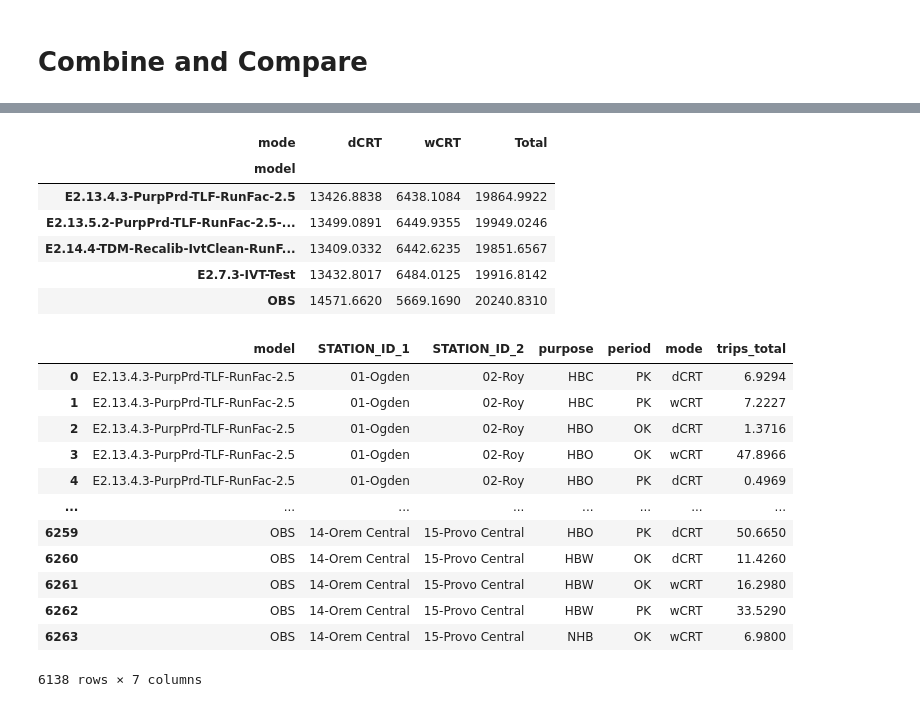
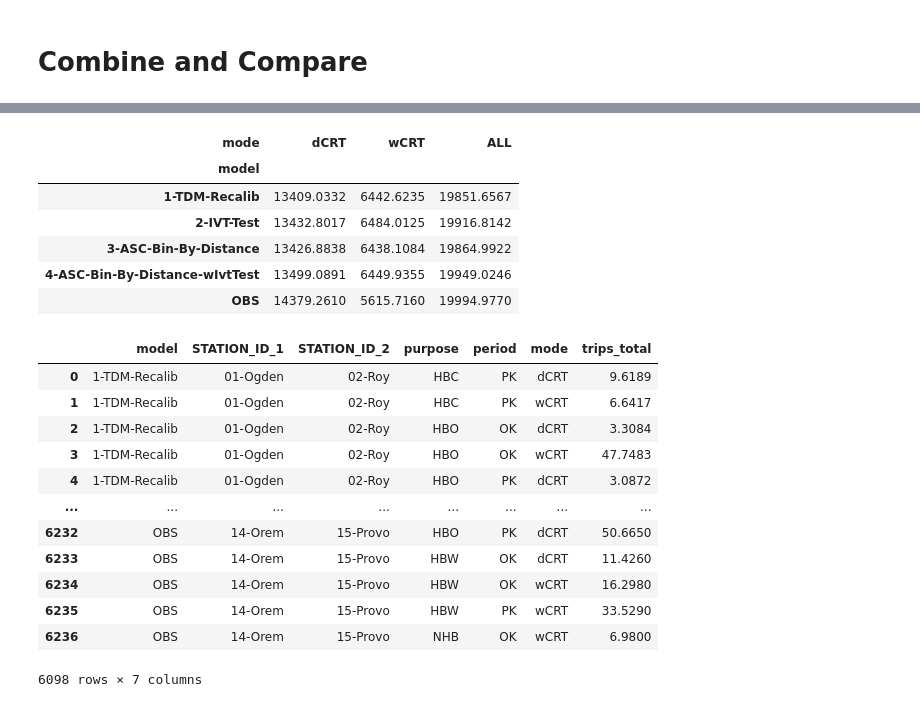
Before and after one commit to WFRCAnalytics/TDM-DEV-v920-E2-Analysis, a Jupyter notebook: 2.A3-StationToStationPairs.ipynb, the cells around one changed output, grey strips where cells are left out. Cells and saved outputs as stored; diff of their text form; code cells hidden in the pictures.

```diff
--- a/2.A3-StationToStationPairs.ipynb
+++ b/2.A3-StationToStationPairs.ipynb
@@ -88,15 +110,15 @@ model_paths = {
 #   "E2.14.1-TDM-Recalib"                            : "E:/GitHub/WF-TDM-v9x/Scenarios/v920-E2.14.1/BY_2019",
 #   "E2.14.2-TDM-Recalib-100-divisor-removed"        : "E:/GitHub/WF-TDM-v9x/Scenarios/v920-E2.14.2/BY_2019",
 #   "E2.14.3-TDM-Recalib-second-part-ivt-removed"    : "E:/GitHub/WF-TDM-v9x/Scenarios/v920-E2.14.3/BY_2019",
-    "E2.14.4-TDM-Recalib-IvtClean-RunFac2.5"         : "E:/GitHub/WF-TDM-v9x/Scenarios/v920-E2.14.4/BY_2019",
-    "E2.7.3-IVT-Test"                                : "E:/GitHub/WF-TDM-v9x/Scenarios/v920-E2.7.3/BY_2019",
+    "1-TDM-Recalib"                                  : "E:/GitHub/WF-TDM-v9x/Scenarios/v920-E2.14.4/BY_2019",
+    "2-IVT-Test"                                     : "E:/GitHub/WF-TDM-v9x/Scenarios/v920-E2.7.3/BY_2019",
 #   "E2.13.2-Single-TLF-RunFac-2.5"                  : "E:/GitHub/WF-TDM-v9x/Scenarios/v920-E2.13.2/BY_2019",
 #   "E2.13.3-Purpose-TLF-RunFac-2.5"                 : "E:/GitHub/WF-TDM-v9x/Scenarios/v920-E2.13.3/BY_2019",
 #   "E2.13.4-PurpPrd-TLF-RunFac-2.5"                 : "E:/GitHub/WF-TDM-v9x/Scenarios/v920-E2.13.4/BY_2019",
 #   "E2.13.4.2-PurpPrd-TLF-RunFac-2.5-NonZero-Calib" : "E:/GitHub/WF-TDM-v9x/Scenarios/v920-E2.13.4.2/BY_2019",
-    "E2.13.4.3-PurpPrd-TLF-RunFac-2.5"               : "E:/GitHub/WF-TDM-v9x/Scenarios/v920-E2.13.4.3/BY_2019",
+    "3-ASC-Bin-By-Distance"                          : "E:/GitHub/WF-TDM-v9x/Scenarios/v920-E2.13.4.3/BY_2019",
 #   "E2.13.5-PurpPrd-TLF-RunFac-2.5-wIvtTest"        : "E:/GitHub/WF-TDM-v9x/Scenarios/v920-E2.13.5/BY_2019",
-    "E2.13.5.2-PurpPrd-TLF-RunFac-2.5-wIvtTest"      : "E:/GitHub/WF-TDM-v9x/Scenarios/v920-E2.13.5.2/BY_2019"
+    "4-ASC-Bin-By-Distance-wIvtTest"                 : "E:/GitHub/WF-TDM-v9x/Scenarios/v920-E2.13.5.2/BY_2019"
 }
 # %%
 # Define transit skim files
@@ -261,16 +283,16 @@ station_pair_crt_distances_df
 
 # manually add -- manually created matrix from station to next station distances to find closest
 _df_temp = pd.DataFrame([
-    [0.78, '07-North Temple', '08-Salt Lake Central' ],
+    [0.78, '07-NTemple', '08-SLCntrl' ],
     # THESE ARE STRANGE, IT DUPLICATES DISTANCE BETWEEN SOME STATION PAIRS!!!
     [8.64, '01-Ogden', '02-Roy'], # 4.32 x 2
-    [14.32, '08-Salt Lake Central', '09-Murray Central'], # 7.16 x 2
-    [6.48, '10-South Jordan', '11-Draper'] # 3.24 x 2
+    [14.32, '08-SLCntrl', '09-Murray'], # 7.16 x 2
+    [6.48, '10-SJ', '11-Draper'] # 3.24 x 2
 ], columns=['cr_travel_distance', 'STATION_ID_1', 'STATION_ID_2'])
 station_pair_crt_distances_df = pd.concat([station_pair_crt_distances_df, _df_temp])
 
 #
-## IMPORTANT NOTE: Clearfield to Salt Lake Central and Woods Cross to Draper have the same distance!
+## IMPORTANT NOTE: Clearfield to SL Central and Woods Cross to Draper have the same distance!
 ## SO JUST COMBINE THEM FOR EASE
 #
 # Group by cr_travel_distance and concatenate STATION_ID_1 and STATION_ID_2
@@ -404,6 +426,9 @@ obs_crt_df = obs_df[(obs_df['Linked_Mode_txt']=='CRT')]
 # all HBC are peak period
 obs_crt_df.loc[obs_crt_df['Purp5_text'] == 'HBC', 'PK_OK'] = 'PK'
 
+# remove HBSch
+obs_crt_df = obs_crt_df[obs_crt_df['Purp5_text']!='HBSch']
+
 obs_crt_df
 # %% [output]
 |  | id | date_completed | final_route_surveyed_code | final_route_surveyed | direction | mode | purpose | ... |
@@ -579,44 +604,46 @@ results_CRT_df
 # %%
 check_df = results_CRT_df.groupby(['model','mode'], as_index=False).agg(trips_total=('trips_total','sum')).pivot(index='model',columns='mode',values='trips_total')
-check_df['Total'] = check_df['dCRT'] + check_df['wCRT']
+check_df['ALL'] = check_df['dCRT'] + check_df['wCRT']
 check_df
 # %% [output]
-| mode | dCRT | wCRT | Total |
+| mode | dCRT | wCRT | ALL |
 | model |  |  |  |
-| E2.13.4.3-PurpPrd-TLF-RunFac-2.5 | 13426.8838 | 6438.1084 | 19864.9922 |
-| E2.13.5.2-PurpPrd-TLF-RunFac-2.5-... | 13499.0891 | 6449.9355 | 19949.0246 |
-| E2.14.4-TDM-Recalib-IvtClean-RunF... | 13409.0332 | 6442.6235 | 19851.6567 |
-| E2.7.3-IVT-Test | 13432.8017 | 6484.0125 | 19916.8142 |
-| OBS | 14571.6620 | 5669.1690 | 20240.8310 |
+| 1-TDM-Recalib | 13409.0332 | 6442.6235 | 19851.6567 |
+| 2-IVT-Test | 13432.8017 | 6484.0125 | 19916.8142 |
+| 3-ASC-Bin-By-Distance | 13426.8838 | 6438.1084 | 19864.9922 |
+| 4-ASC-Bin-By-Distance-wIvtTest | 13499.0891 | 6449.9355 | 19949.0246 |
+| OBS | 14379.2610 | 5615.7160 | 19994.9770 |
 # %%
 # remove fields that don't line up
 remove_df = pd.DataFrame([
-    ['03-Clearfield, 06-Woods Cross','08-Salt Lake Central, 11-Draper'],
-    ['03-Clearfield, 08-Salt Lake Central','06-Woods Cross, 11-Draper'],
-    ['03-Clearfield','06-Woods Cross'],
-    ['08-Salt Lake Central','11-Draper']
+    ['03-Clrfld, 06-WC','08-SLCntrl, 11-Draper'],
+    ['03-Clrfld, 08-SLCntrl','06-WC, 11-Draper'],
+    ['03-Clrfld','06-WC'],
+    ['03-Clrfld','08-SLCntrl'],
+    ['08-SLCntrl','11-Draper'],
+    ['06-WC','11-Draper']
 ], columns=(['STATION_ID_1','STATION_ID_2']))
 
 
 # Remove matching rows using a merge with indicator
 _df_filtered = results_CRT_df.merge(remove_df, on=['STATION_ID_1', 'STATION_ID_2'], how='left', indicator=True)
 
 # Keep only rows that do not match (i.e., are not in remove_df)
 _df_filtered = _df_filtered[_df_filtered['_merge'] == 'left_only'].drop(columns=['_merge'])
 
 # Display result
 display(_df_filtered)
 # %% [output]
 |  | model | STATION_ID_1 | STATION_ID_2 | purpose | period | mode | trips_total |
-| 0 | E2.13.4.3-PurpPrd-TLF-RunFac-2.5 | 01-Ogden | 02-Roy | HBC | PK | dCRT | 6.9294 |
-| 1 | E2.13.4.3-PurpPrd-TLF-RunFac-2.5 | 01-Ogden | 02-Roy | HBC | PK | wCRT | 7.2227 |
-| 2 | E2.13.4.3-PurpPrd-TLF-RunFac-2.5 | 01-Ogden | 02-Roy | HBO | OK | dCRT | 1.3716 |
-| 3 | E2.13.4.3-PurpPrd-TLF-RunFac-2.5 | 01-Ogden | 02-Roy | HBO | OK | wCRT | 47.8966 |
-| 4 | E2.13.4.3-PurpPrd-TLF-RunFac-2.5 | 01-Ogden | 02-Roy | HBO | PK | dCRT | 0.4969 |
+| 0 | 1-TDM-Recalib | 01-Ogden | 02-Roy | HBC | PK | dCRT | 9.6189 |
+| 1 | 1-TDM-Recalib | 01-Ogden | 02-Roy | HBC | PK | wCRT | 6.6417 |
+| 2 | 1-TDM-Recalib | 01-Ogden | 02-Roy | HBO | OK | dCRT | 3.3084 |
+| 3 | 1-TDM-Recalib | 01-Ogden | 02-Roy | HBO | OK | wCRT | 47.7483 |
+| 4 | 1-TDM-Recalib | 01-Ogden | 02-Roy | HBO | PK | dCRT | 3.0872 |
 | ... | ... | ... | ... | ... | ... | ... | ... |
-| 6259 | OBS | 14-Orem Central | 15-Provo Central | HBO | PK | dCRT | 50.6650 |
-| 6260 | OBS | 14-Orem Central | 15-Provo Central | HBW | OK | dCRT | 11.4260 |
-| 6261 | OBS | 14-Orem Central | 15-Provo Central | HBW | OK | wCRT | 16.2980 |
-| 6262 | OBS | 14-Orem Central | 15-Provo Central | HBW | PK | wCRT | 33.5290 |
-| 6263 | OBS | 14-Orem Central | 15-Provo Central | NHB | OK | wCRT | 6.9800 |
+| 6232 | OBS | 14-Orem | 15-Provo | HBO | PK | dCRT | 50.6650 |
+| 6233 | OBS | 14-Orem | 15-Provo | HBW | OK | dCRT | 11.4260 |
+| 6234 | OBS | 14-Orem | 15-Provo | HBW | OK | wCRT | 16.2980 |
+| 6235 | OBS | 14-Orem | 15-Provo | HBW | PK | wCRT | 33.5290 |
+| 6236 | OBS | 14-Orem | 15-Provo | NHB | OK | wCRT | 6.9800 |
-6138 rows × 7 columns
+6098 rows × 7 columns
```
Also changed, not shown: parts of 17 cells of this notebook, 1 other file.
